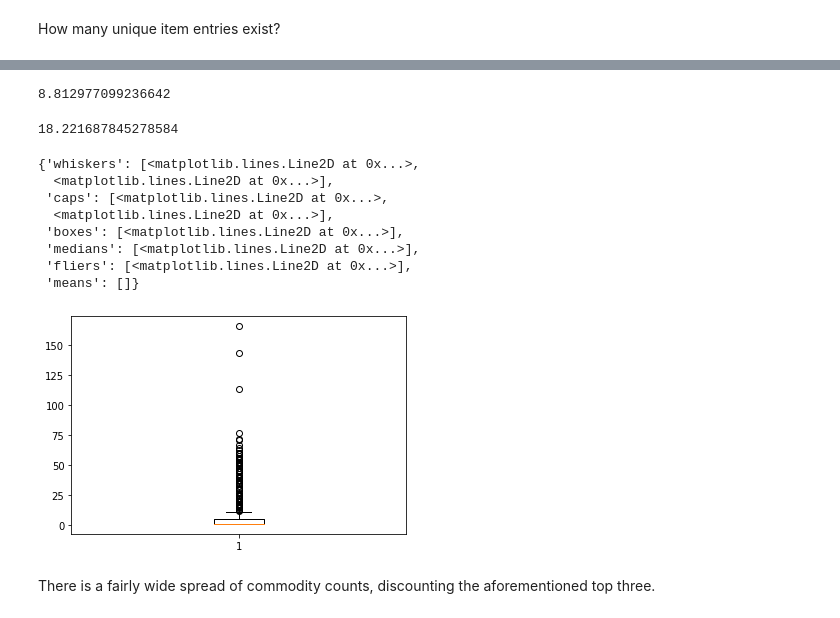
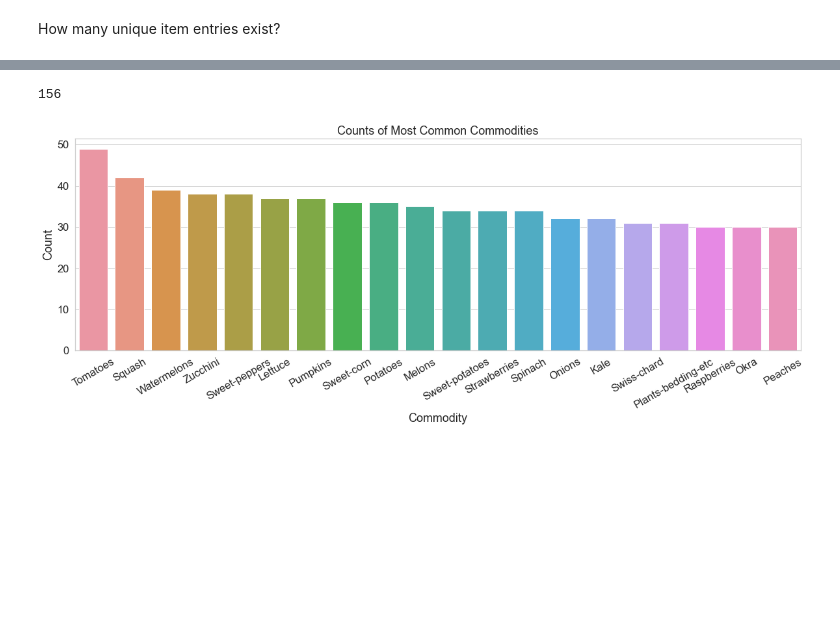
Before and after one commit to danstd/MD_Best, a Jupyter notebook: commodity_data_exploration.ipynb, the cells around one changed output, grey strips where cells are left out. Saved outputs shown, nothing was run; the diff lists cells and outputs as text; code cells hidden in the pictures; blank space fills up the shorter version.

```diff
--- a/commodity_data_exploration.ipynb
+++ b/commodity_data_exploration.ipynb
@@ -119,0 +104,13 @@ len(commodity_dict)
+# %%
+# Add unique values from each column.
+commodity_cols = commodity_set.columns
+for i in range(len(commodity_cols)):
+    if i == 0:
+        commodities = commodity_set[commodity_cols[i]].unique()
+    else:
+        commodities = np.concatenate((commodities, commodity_set[commodity_cols[i]].unique()), axis=0)
+
+# Convert to series and group.
+commodities = pd.Series(commodities)
+commodities = commodities.groupby(commodities).size()
+len(commodities)
@@ -120,3 +138,5 @@ len(commodity_dict)
 # %%
-# Convert the dictionary to a dataframe
-commodity_df = pd.DataFrame(list(commodity_dict.items()),columns = ['commodity','count'])
+# Convert to dataframe.
+commodities = pd.DataFrame(commodities)
+commodities = commodities.reset_index()
+commodities = commodities.rename(columns={"index": "commodity", 0:"count"})
@@ -149,22 +145,28 @@ commodity_df.sort_values(by=['count'], ascending = False).head(20).plot(kind = '
-# %%
-np.mean(commodity_df['count'])
-# %% [output]
-8.812977099236642
-# %%
-np.std(commodity_df['count'])
-# %% [output]
-18.221687845278584
-# %%
-plt.boxplot(commodity_df['count'])
-# %% [output]
-{'whiskers': [<matplotlib.lines.Line2D at 0x...>,
-  <matplotlib.lines.Line2D at 0x...>],
- 'caps': [<matplotlib.lines.Line2D at 0x...>,
-  <matplotlib.lines.Line2D at 0x...>],
- 'boxes': [<matplotlib.lines.Line2D at 0x...>],
- 'medians': [<matplotlib.lines.Line2D at 0x...>],
- 'fliers': [<matplotlib.lines.Line2D at 0x...>],
- 'means': []}
-[figure, removed]
-# %% [markdown]
-There is a fairly wide spread of commodity counts, discounting the aforementioned top three.
+# %%
+# Checked manually and read in:
+import csv
+to_remove = list()
+with open ("commodities_to_remove.csv", "r") as remove_read:
+    reader = csv.reader(remove_read)
+    for row in reader:
+        to_remove.extend(row)
+
+commodities  = commodities.loc[~commodities["commodity"].isin(to_remove)].copy()
+len(commodities)
+# %% [output]
+156
+# %%
+top_commodities = commodities.sort_values("count", ascending = False).head(20)
+top_commodities["count"] = top_commodities["count"].astype("int")
+
+sns.set_theme(rc = {"figure.figsize":(20,6)}, style="whitegrid", font_scale=1.5)
+
+p = sns.barplot(data=top_commodities, x="commodity", y="count", hue=None)
+
+p.set_xlabel("Commodity")
+p.set_ylabel("Count")
+p.set_title("Counts of Most Common Commodities")
+plt.xticks(rotation = 30)
+plt.show()
+# %% [output]
+[figure, added]
```
Also changed, not shown: parts of 30 cells of this notebook.
